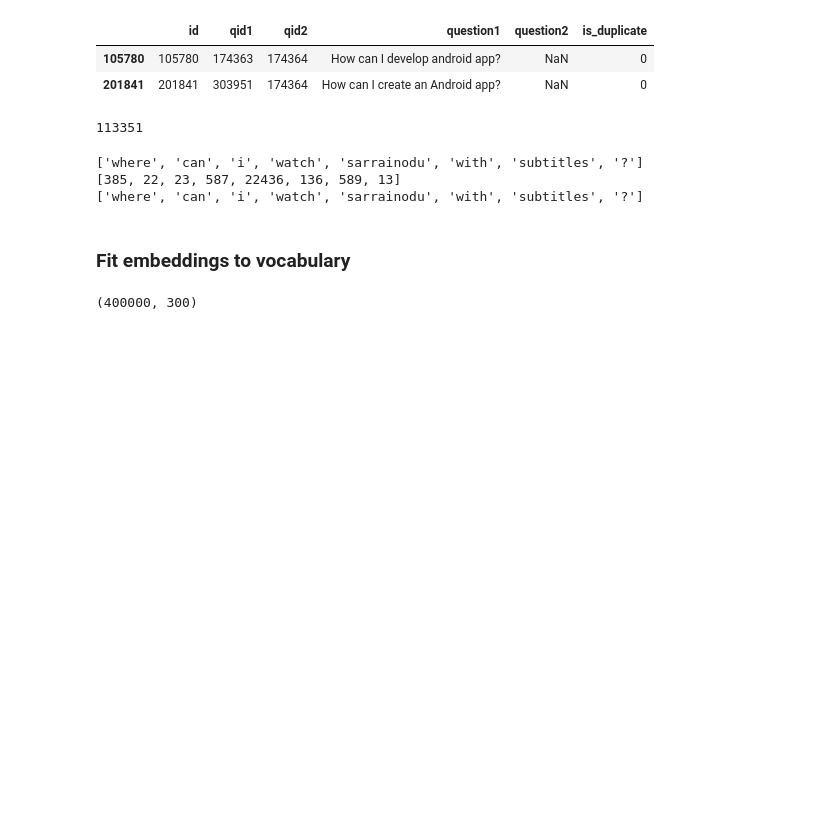
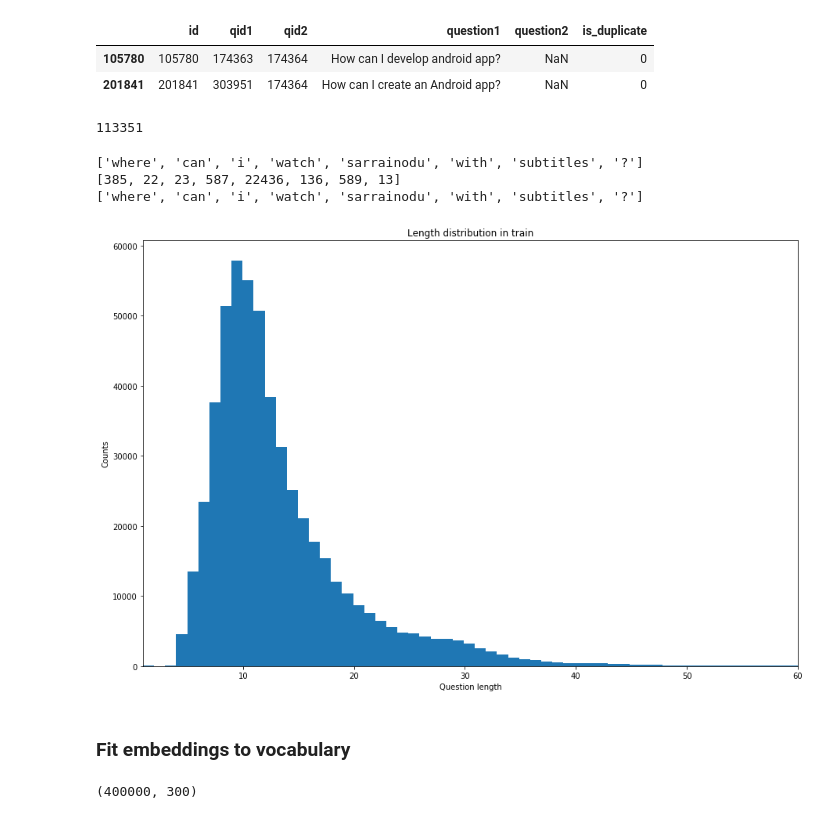
Before and after one commit to yhyu13/semantic-question-matching, a Jupyter notebook: DL_start.ipynb, the cells around one changed output. Cells and saved outputs as stored; diff of their text form; code cells hidden in the pictures; blank space fills up the shorter version.

```diff
--- a/DL_start.ipynb
+++ b/DL_start.ipynb
@@ -23,6 +27,7 @@ parameters["embeds"] = "glove"
 parameters["w_embed_size"] = 300
 parameters["load_embeds"] = True
 parameters["freeze"] = True
+parameters["batch_size"] = 32
 # %% [markdown]
 ## 1. Data Processing
 # %% [markdown]
@@ -115,7 +120,7 @@ def tokenize(sents, lower=True, stemmer=None):
                 for sent in sents]
 
 
-def tokenize_dict(q_dict, lower=True,stemmer=None):
+def tokenize_dict(q_dict, lower=True, stemmer=None):
     if stemmer == "english":
         snowball = SnowballStemmer("english")
         return {k:lower_list([snowball.stem(token) for token in word_tokenize(q_dict[k])]) if lower
@@ -131,6 +136,13 @@ def sent2ids(sent, w2idx):
 
 def ids2sent(ids, idx2w):
     return [idx2w[i] for i in ids]
+
+def pad_sequence(ids, pad_tok, maxlen):
+    return ids[:maxlen] + [pad_tok] * max(maxlen - len(ids), 0)
+
+def sequence_dict(tok_dict, w2idx):
+    seq_dict = {k:sent2ids(tok_dict[k], w2idx) for k in tok_dict.keys()}
+    return seq_dict
 # %%
 tokenized = tokenize_dict(q_dict)
 # %%
@@ -151,6 +163,20 @@ print(s2)
 ['where', 'can', 'i', 'watch', 'sarrainodu', 'with', 'subtitles', '?']
 [385, 22, 23, 587, 22436, 136, 589, 13]
 ['where', 'can', 'i', 'watch', 'sarrainodu', 'with', 'subtitles', '?']
+# %%
+sequences = sequence_dict(tokenized, w2idx_train)
+# %%
+lens = [len(s) for s in sequences.values()]
+# %%
+plt.figure(figsize=(15,10))
+plt.hist(lens, max(lens))
+plt.xlabel('Question length')
+plt.ylabel('Counts')
+plt.title('Length distribution in train')
+plt.xlim(1, 60)
+plt.show()
+# %% [output]
+[figure, added]
 # %% [markdown]
 ### Fit embeddings to vocabulary
 # %%
```
Also changed, not shown: parts of 15 cells of this notebook.
